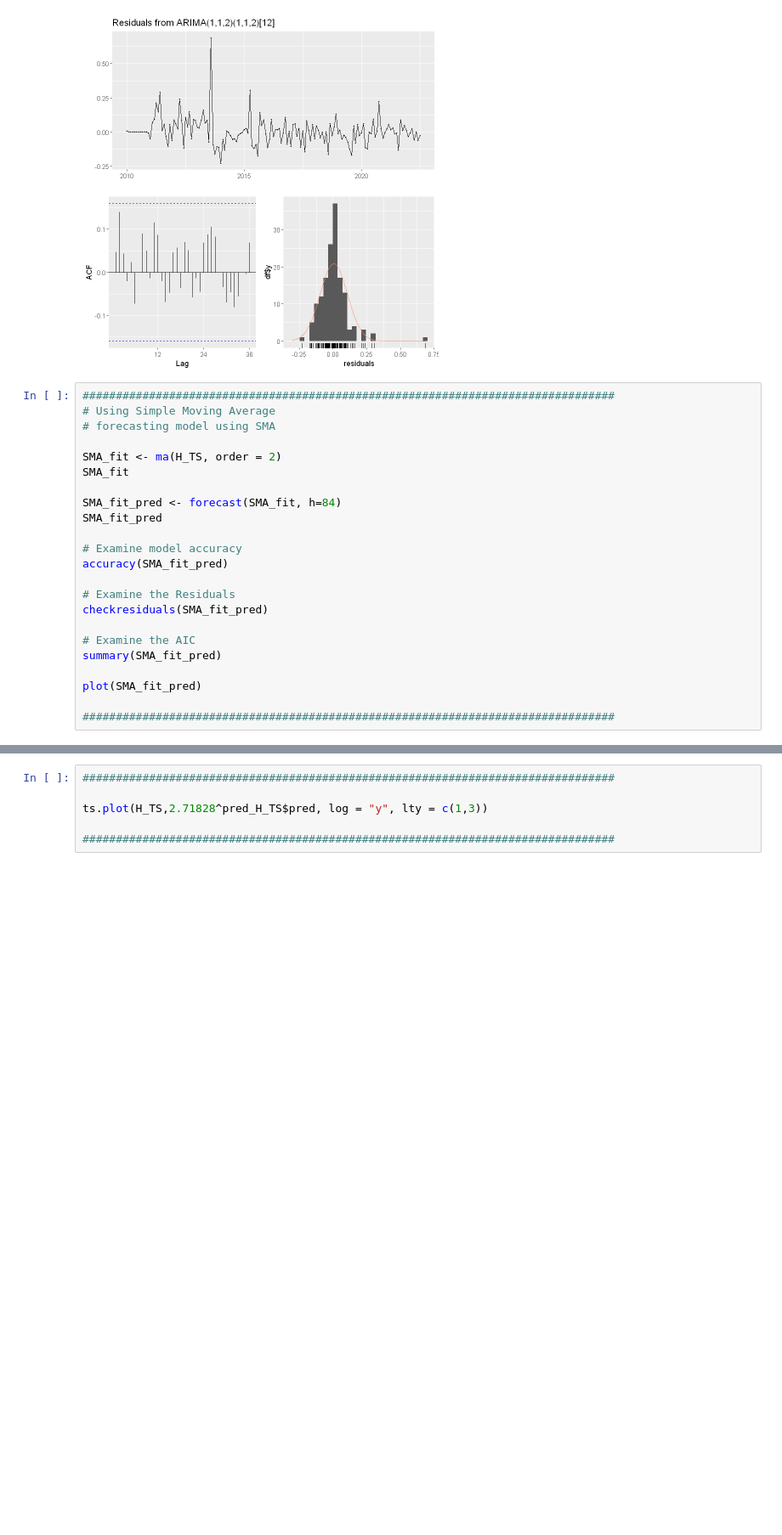
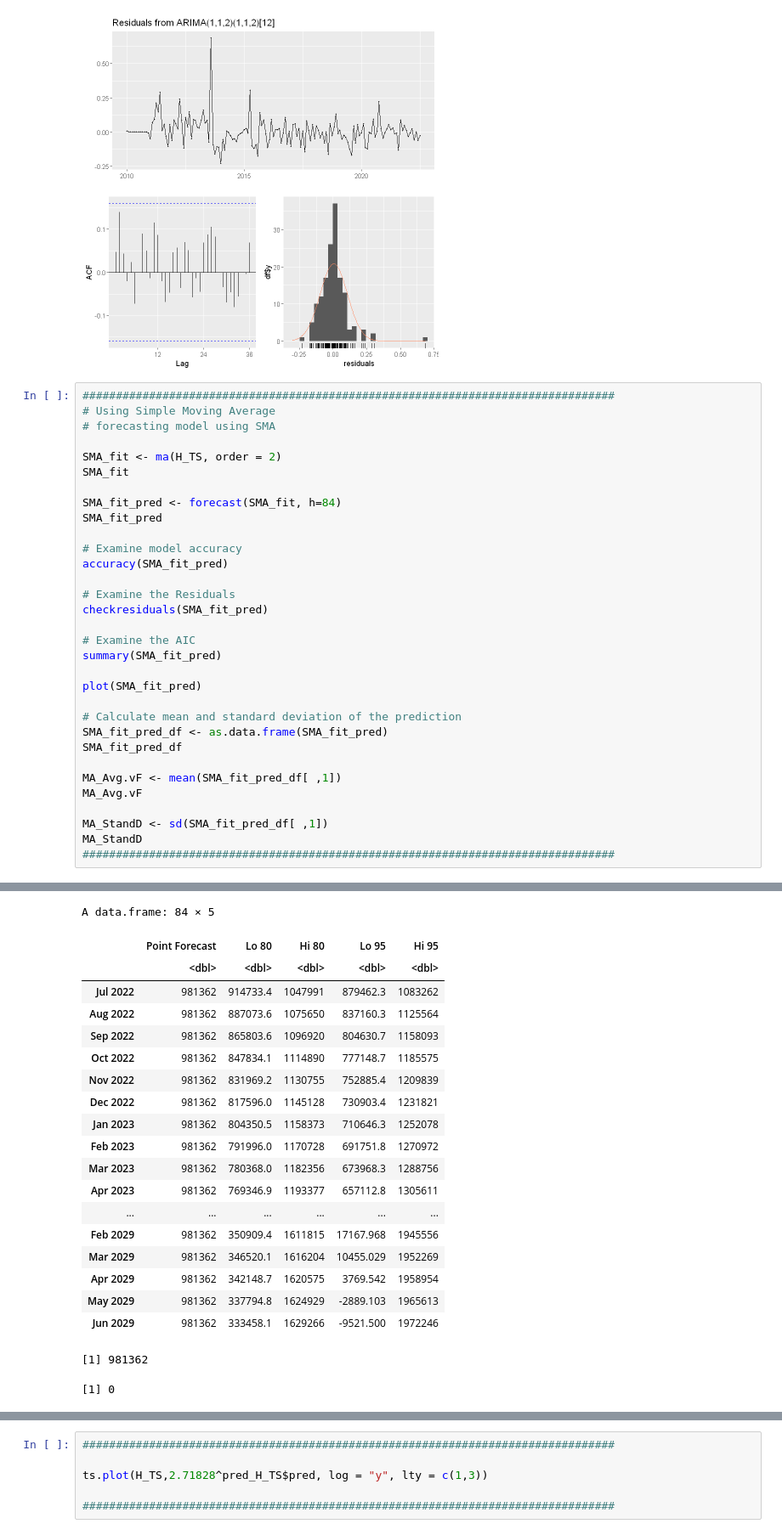
Before and after one commit to batesjay87/Jay-H-DAAN-888, a Jupyter notebook: Future Price Time Series W 5 6.ipynb, the cells around one changed output, grey strips where cells are left out. Shown at 85% size. Cells and saved outputs as stored; diff of their text form; blank space fills up the shorter version.

```diff
--- a/Future Price Time Series W 5 6.ipynb
+++ b/Future Price Time Series W 5 6.ipynb
@@ -644,6 +681,15 @@ summary(SMA_fit_pred)
 
 plot(SMA_fit_pred)
 
+# Calculate mean and standard deviation of the prediction
+SMA_fit_pred_df <- as.data.frame(SMA_fit_pred)
+SMA_fit_pred_df
+
+MA_Avg.vF <- mean(SMA_fit_pred_df[ ,1])
+MA_Avg.vF
+
+MA_StandD <- sd(SMA_fit_pred_df[ ,1])
+MA_StandD
 ################################################################################
 # %% [output]
 A Time Series: 13 × 12
@@ -680,33 +726,54 @@ Mar 2029         981362 346520.1 1616204  10455.029 1952269
 Apr 2029         981362 342148.7 1620575   3769.542 1958954
 May 2029         981362 337794.8 1624929  -2889.103 1965613
 Jun 2029         981362 333458.1 1629266  -9521.500 1972246
 A matrix: 1 × 7 of type dbl
 |  | ME | RMSE | MAE | MPE | MAPE | MASE | ACF1 |
 | Training set | 3493.138 | 37249.86 | 25085.89 | 0.3618902 | 3.669281 | 0.4060563 | 0.3281508 |
         Ljung-Box test
 
 data:  Residuals from ETS(M,N,N)
 Q* = 73.166, df = 22, p-value = 2.082e-07
 
 Model df: 2.   Total lags used: 24
 Forecast method: ETS(M,N,N)
 
 Model Information:
 ETS(M,N,N)
 
 Call:
  ets(y = object, lambda = lambda, biasadj = biasadj, allow.multiplicative.trend = allow.multiplicative.trend)
 
   Smoothing parameters:
     alpha = 0.9999
 
   Initial states:
 ... (93 lines left out)
 Mar 2029         981362 346520.1 1616204  10455.029 1952269
 Apr 2029         981362 342148.7 1620575   3769.542 1958954
 May 2029         981362 337794.8 1624929  -2889.103 1965613
 Jun 2029         981362 333458.1 1629266  -9521.500 1972246
 [figure]
+A data.frame: 84 × 5
+|  | Point Forecast | Lo 80 | Hi 80 | Lo 95 | Hi 95 |
+|  | <dbl> | <dbl> | <dbl> | <dbl> | <dbl> |
+| Jul 2022 | 981362 | 914733.4 | 1047991 | 879462.3 | 1083262 |
+| Aug 2022 | 981362 | 887073.6 | 1075650 | 837160.3 | 1125564 |
+| Sep 2022 | 981362 | 865803.6 | 1096920 | 804630.7 | 1158093 |
+| Oct 2022 | 981362 | 847834.1 | 1114890 | 777148.7 | 1185575 |
+| Nov 2022 | 981362 | 831969.2 | 1130755 | 752885.4 | 1209839 |
+| Dec 2022 | 981362 | 817596.0 | 1145128 | 730903.4 | 1231821 |
+| Jan 2023 | 981362 | 804350.5 | 1158373 | 710646.3 | 1252078 |
+| Feb 2023 | 981362 | 791996.0 | 1170728 | 691751.8 | 1270972 |
+| Mar 2023 | 981362 | 780368.0 | 1182356 | 673968.3 | 1288756 |
+| Apr 2023 | 981362 | 769346.9 | 1193377 | 657112.8 | 1305611 |
+| ... | ... | ... | ... | ... | ... |
+| Feb 2029 | 981362 | 350909.4 | 1611815 | 17167.968 | 1945556 |
+| Mar 2029 | 981362 | 346520.1 | 1616204 | 10455.029 | 1952269 |
+| Apr 2029 | 981362 | 342148.7 | 1620575 | 3769.542 | 1958954 |
+| May 2029 | 981362 | 337794.8 | 1624929 | -2889.103 | 1965613 |
+| Jun 2029 | 981362 | 333458.1 | 1629266 | -9521.500 | 1972246 |
+[1] 981362
+[1] 0
 [figure]
 # %%
 #####################################################################
```
Also changed, not shown: parts of 4 cells of this notebook.
